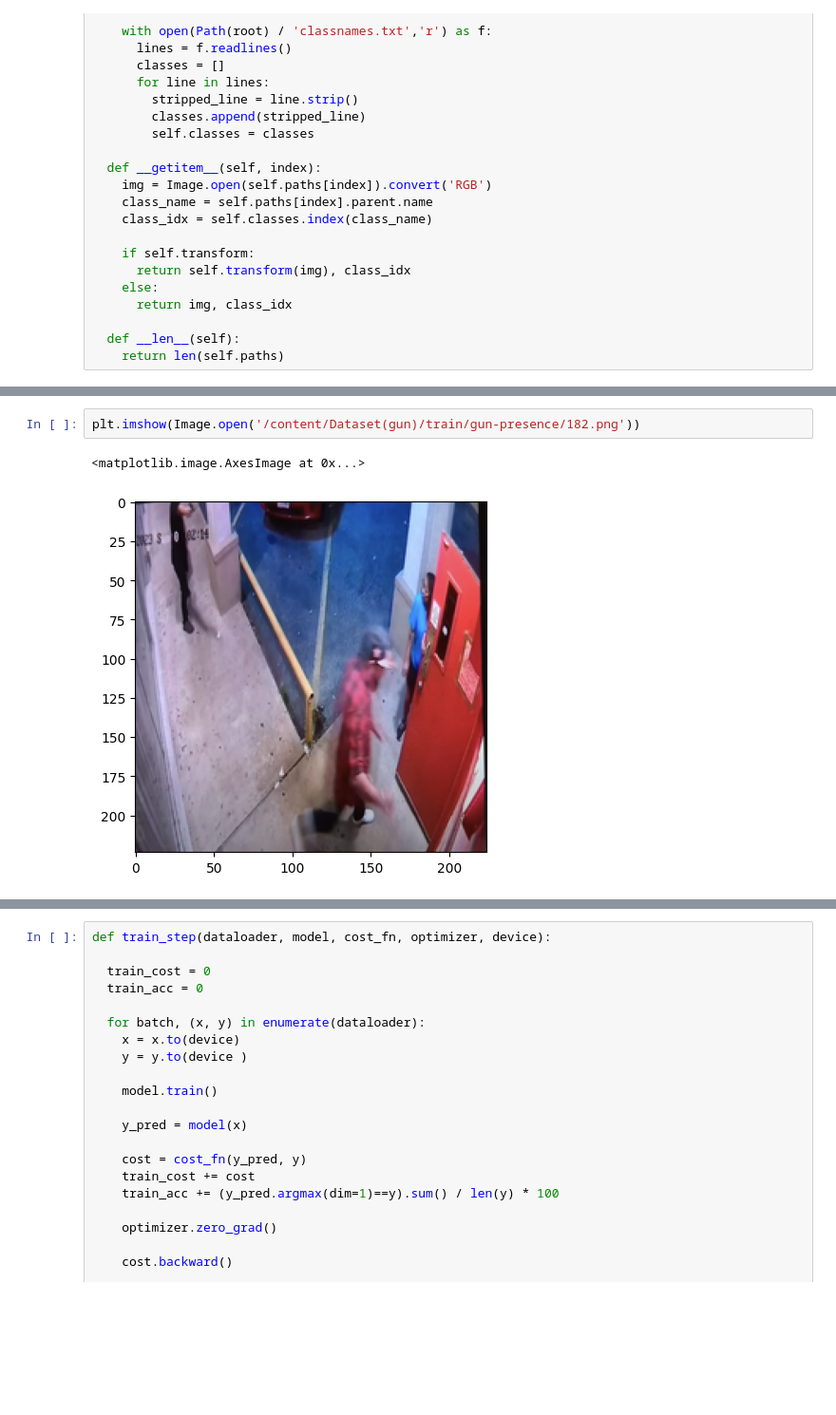
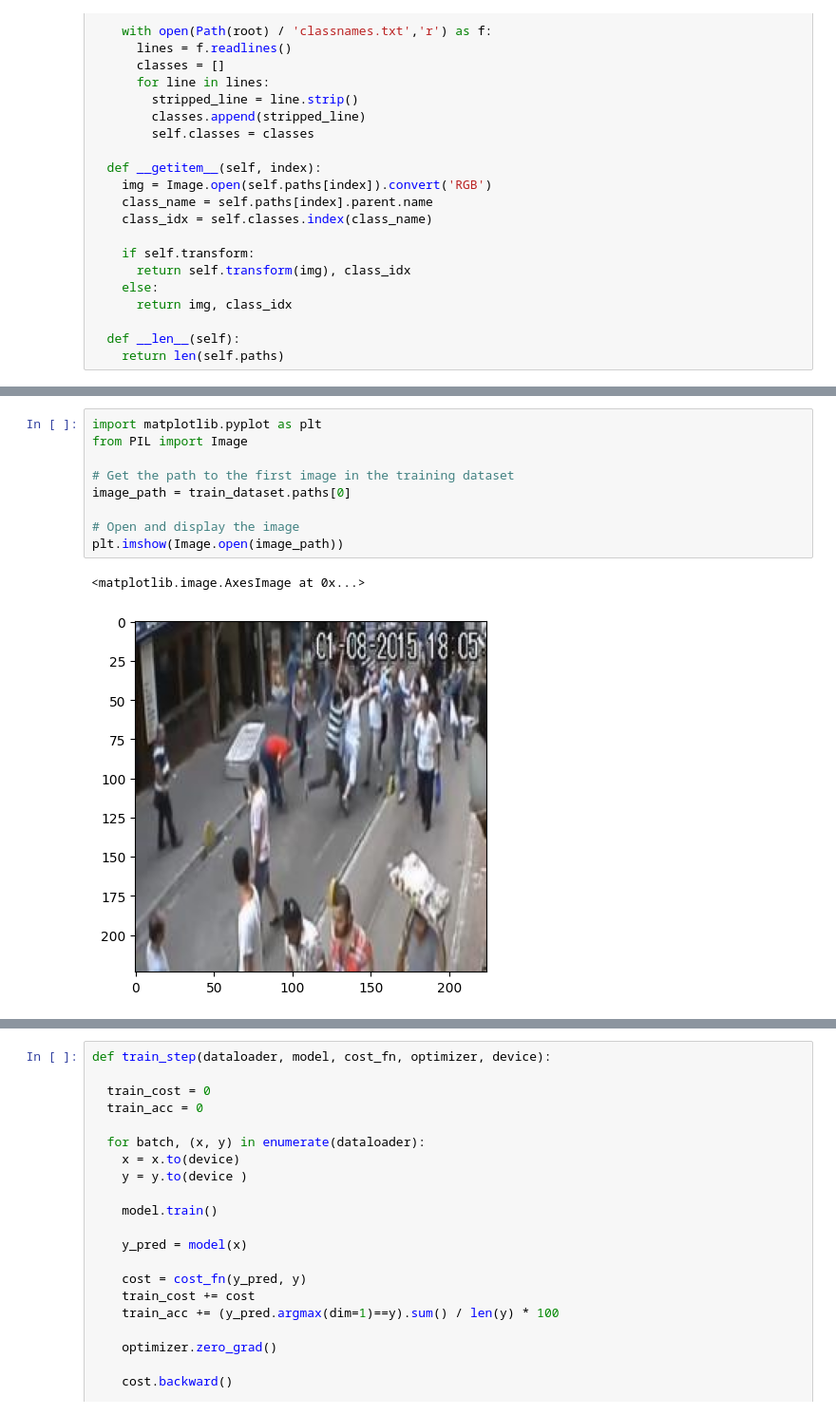
Before and after one commit to yuhao831068/Vgg11_for_Classify_CCTV_with_Gun_appearance, a Jupyter notebook: Vgg11.ipynb, the cells around one changed output, grey strips where cells are left out. Shown: that part at 95% size. Drawn from its saved outputs; the diff is of its cells as text; blank space fills up the shorter version.

```diff
--- a/Vgg11.ipynb
+++ b/Vgg11.ipynb
@@ -158,8 +158,15 @@ WARNING:matplotlib.image:Clipping input data to the valid range for imshow with
-# %%
-plt.imshow(Image.open('/content/Dataset(gun)/train/gun-presence/182.png'))
-# %% [output]
-<matplotlib.image.AxesImage at 0x...>
-[figure, removed]
+# %%
+import matplotlib.pyplot as plt
+from PIL import Image
+
+# Get the path to the first image in the training dataset
+image_path = train_dataset.paths[0]
+
+# Open and display the image
+plt.imshow(Image.open(image_path))
+# %% [output]
+<matplotlib.image.AxesImage at 0x...>
+[figure, added]
 # %%
 train_dataset[0]
 # %% [output]
```
Also changed, not shown: parts of 7 cells of this notebook.
